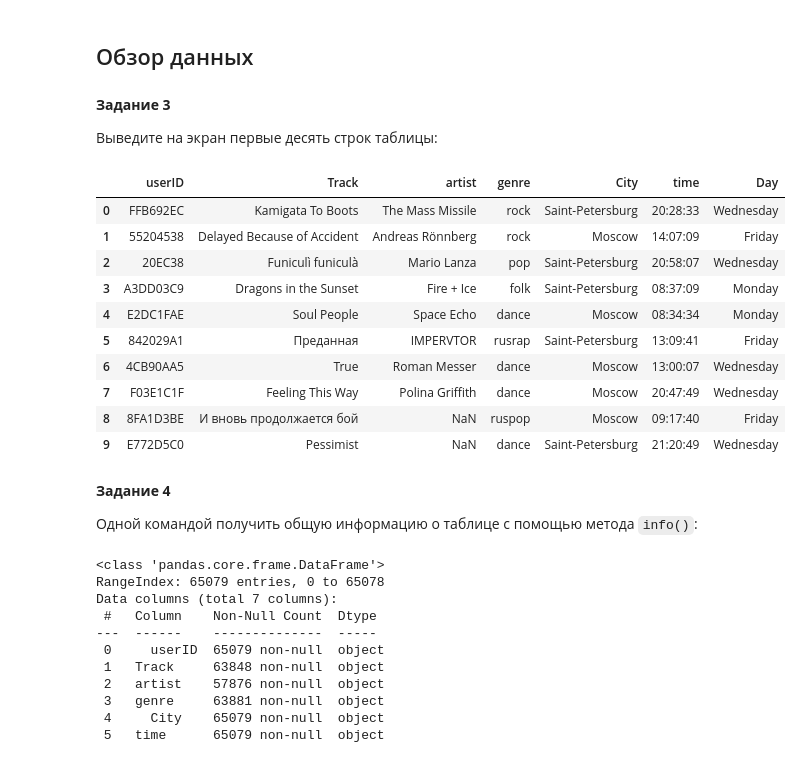
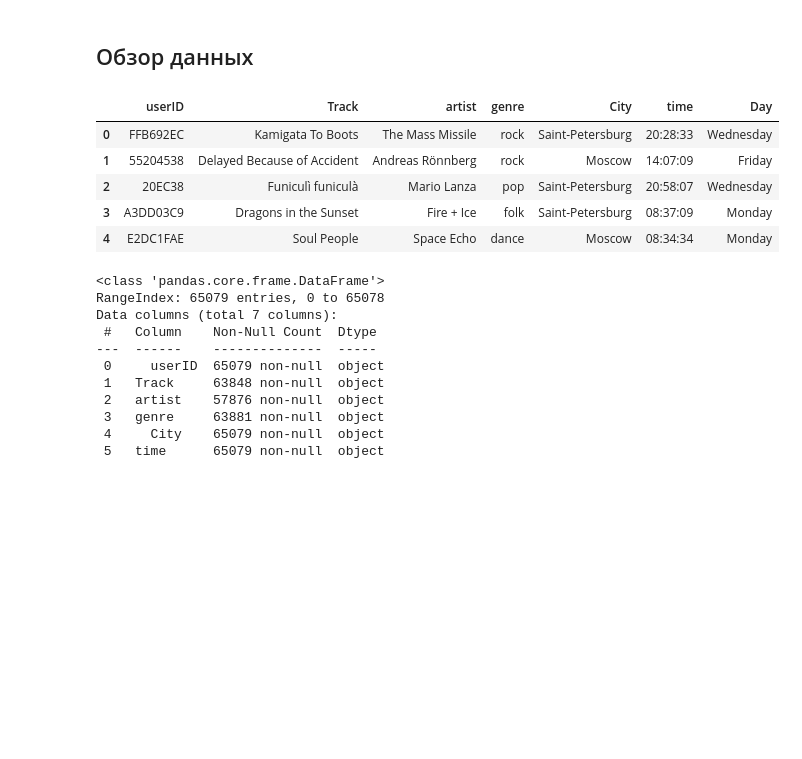
Before and after one commit to akirionenko/Yandex.Music-service, a Jupyter notebook: проект_01.ipynb, the cells around one changed output. Cells and saved outputs as stored; diff of their text form; code cells hidden in the pictures; blank space fills up the shorter version.

```diff
--- a/проект_01.ipynb
+++ b/проект_01.ipynb
@@ -22,29 +22,16 @@ try:
    df = pd.read_csv('/datasets/yandex_music_project.csv')
 except:
    df = pd.read_csv('https://code.s3.yandex.net/datasets/yandex_music_project.csv')
-# %% [markdown]
-**Задание 3**
-
-
-Выведите на экран первые десять строк таблицы:
 # %%
-df.head(10)
+
+
 # получение первых 10 строк таблицы df
+df.head()
 # %% [output]
 |  | userID | Track | artist | genre | City | time | Day |
 | 0 | FFB692EC | Kamigata To Boots | The Mass Missile | rock | Saint-Petersburg | 20:28:33 | Wednesday |
 | 1 | 55204538 | Delayed Because of Accident | Andreas Rönnberg | rock | Moscow | 14:07:09 | Friday |
 | 2 | 20EC38 | Funiculì funiculà | Mario Lanza | pop | Saint-Petersburg | 20:58:07 | Wednesday |
 | 3 | A3DD03C9 | Dragons in the Sunset | Fire + Ice | folk | Saint-Petersburg | 08:37:09 | Monday |
 | 4 | E2DC1FAE | Soul People | Space Echo | dance | Moscow | 08:34:34 | Monday |
-| 5 | 842029A1 | Преданная | IMPERVTOR | rusrap | Saint-Petersburg | 13:09:41 | Friday |
-| 6 | 4CB90AA5 | True | Roman Messer | dance | Moscow | 13:00:07 | Wednesday |
-| 7 | F03E1C1F | Feeling This Way | Polina Griffith | dance | Moscow | 20:47:49 | Wednesday |
-| 8 | 8FA1D3BE | И вновь продолжается бой | NaN | ruspop | Moscow | 09:17:40 | Friday |
-| 9 | E772D5C0 | Pessimist | NaN | dance | Saint-Petersburg | 21:20:49 | Wednesday |
-# %% [markdown]
-**Задание 4**
-
-
-Одной командой получить общую информацию о таблице c помощью метода `info()`:
 # %%
```
Also changed, not shown: parts of 48 cells of this notebook.
